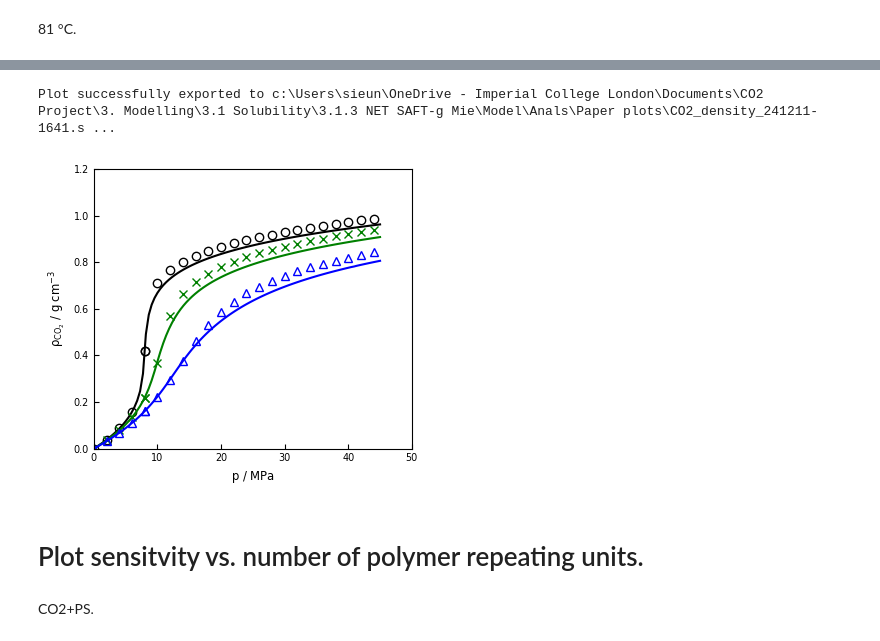
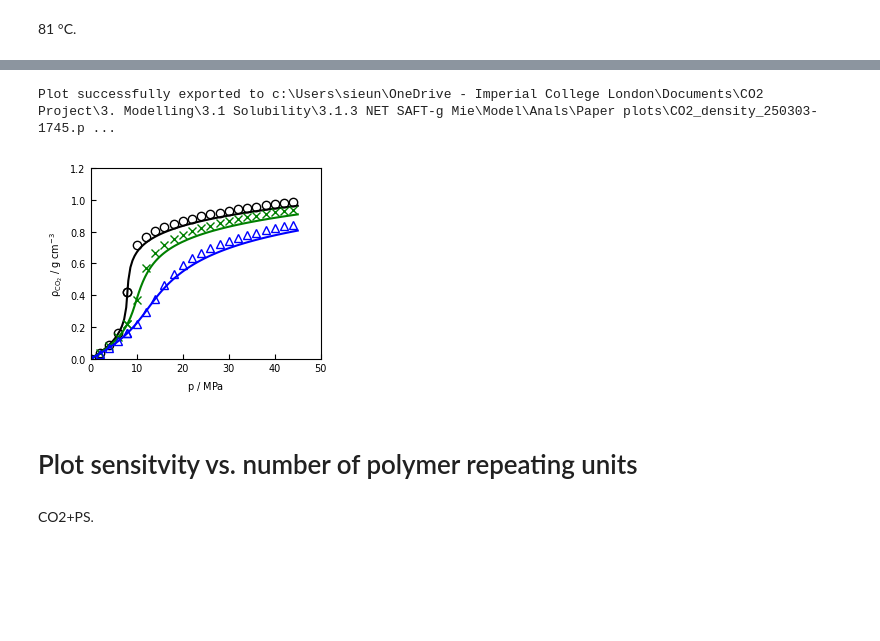
Before and after one commit to louis-sh-nguyen/NE_SAFT, a Jupyter notebook: paper_plots_main.ipynb, the cells around one changed output, grey strips where cells are left out. Saved outputs shown, nothing was run; the diff lists cells and outputs as text; code cells hidden in the pictures; blank space fills up the shorter version.

Commit message:
Update paper plot styles

```diff
--- a/paper_plots_main.ipynb
+++ b/paper_plots_main.ipynb
@@ -2569,7 +2634,10 @@ for i, T in enumerate(T_list):
     # Adjust padding
     # plt.subplots_adjust(left=0.2, right=0.95, top=0.95, bottom=0.2)
 
-    plt.savefig(f'Anals/Paper plots/CO2-PMMA_{T-273}C_fittedEoSParameters_kswFugacity_solubilty-density_EQvsNE_zoomed_{time_ID}.svg', dpi=1200, transparent=True)
+    # Add label
+    fig.text(0, 0.98, 'f)', ha='left', va='top', transform=fig.transFigure)
+
+    plt.savefig(f'Anals/Paper plots/CO2-PMMA_{T-273}C_fittedEoSParameters_k-density_EQvsNE_zoomed_{time_ID}.png', dpi=1200, transparent=True)
 
     # plt.show()
 # %% [output]
@@ -3089,7 +3190,7 @@ for i, T in enumerate(T_list):
         color=NE_SAFT.custom_colours[0],
         marker="None",
         linestyle="dashdot",
-        label=f"EQ model {T-273} °C",
+        label=f"EQ model",
     )
 
     # NE solubility
@@ -3099,7 +3200,7 @@ for i, T in enumerate(T_list):
         color=NE_SAFT.custom_colours[0],
         marker="None",
         linestyle="dotted",
-        label=f"NE model {T-273} °C",
+        label=f"NE model",
     )
 
     # Labelling
@@ -3112,7 +3213,12 @@ for i, T in enumerate(T_list):
                          y_lo=0.6, y_up=1.2
                          )
 
-    plt.savefig(f'Anals/Paper plots/CO2-PMMA_{T-273}C_defaultEoSParameters_kswFugacity_density_EQvsNE_{get_time_ID()}.svg', dpi=1200)
+    ax1.legend(loc='best').set_visible(True)
+
+    # Add label
+    fig.text(0., 0.98, 'b)', ha='left', va='top', transform=fig.transFigure)
+
+    plt.savefig(f'Anals/Paper plots/CO2-PMMA_{T-273}C_defaultEoSParameters_kswFugacity_density_EQvsNE_{get_time_ID()}.png', dpi=1200)
 
     # plt.show()
 # %% [output]
@@ -3136,7 +3242,7 @@ for i, T in enumerate(T_list):
         color=NE_SAFT.custom_colours[0],
         marker="None",
         linestyle="dashdot",
-        label=f"EQ model {T-273} °C",
+        label=f"EQ model",
     )
 
     # NE solubility
@@ -3146,7 +3252,7 @@ for i, T in enumerate(T_list):
         color=NE_SAFT.custom_colours[0],
         marker="None",
         linestyle="dotted",
-        label=f"NE model {T-273} °C",
+        label=f"NE model",
     )
 
     # Labelling
@@ -3159,7 +3265,12 @@ for i, T in enumerate(T_list):
                          y_lo=0.60, y_up=1.2
                          )
 
-    plt.savefig(f'Anals/Paper plots/CO2-PMMA_{T-273}C_defaultEoSParameters_kswFugacity_density_EQvsNE_{get_time_ID()}.svg', dpi=1200)
+    ax1.legend(loc='best').set_visible(True)
+
+    # Add label
+    fig.text(0., 0.98, 'd)', ha='left', va='top', transform=fig.transFigure)
+
+    plt.savefig(f'Anals/Paper plots/CO2-PMMA_{T-273}C_defaultEoSParameters_kswFugacity_density_EQvsNE_{get_time_ID()}.png', dpi=1200)
 
     # plt.show()
 # %% [output]
@@ -3183,7 +3294,7 @@ for i, T in enumerate(T_list):
         color=NE_SAFT.custom_colours[0],
         marker="None",
         linestyle="dashdot",
-        label=f"EQ model {T-273} °C",
+        label=f"EQ model",
     )
 
     # NE solubility
@@ -3193,7 +3304,7 @@ for i, T in enumerate(T_list):
         color=NE_SAFT.custom_colours[0],
         marker="None",
         linestyle="dotted",
-        label=f"NE model {T-273} °C",
+        label=f"NE model",
     )
 
     # Labelling
@@ -3203,10 +3314,15 @@ for i, T in enumerate(T_list):
 
     # Update ticks to cover all data points
     update_subplot_ticks(ax1, x_lo=0., x_up=40,
-                         y_lo=0.60, y_up=1.25
+                         y_lo=0.60, y_up=1.2
                          )
 
-    plt.savefig(f'Anals/Paper plots/CO2-PMMA_{T-273}C_defaultEoSParameters_kswFugacity_density_EQvsNE_{get_time_ID()}.svg', dpi=1200)
+    ax1.legend(loc='best').set_visible(True)
+
+    # Add label
+    fig.text(0., 0.98, 'f)', ha='left', va='top', transform=fig.transFigure)
+
+    plt.savefig(f'Anals/Paper plots/CO2-PMMA_{T-273}C_defaultEoSParameters_kswFugacity_density_EQvsNE_{get_time_ID()}.png', dpi=1200)
 
     # plt.show()
 # %% [output]
@@ -3290,43 +3406,43 @@ rhoCO2_SAFT [g/cm3] = [1.4952503247390913e-08, 0.00687949841914723, 0.0139331850
 # %%
 # Plot figure
-fig = plt.figure()
+fig = plt.figure(figsize=(3.0, 2.5))
 ax = fig.add_subplot(111)
 for i, T in enumerate(T_list):
     # Exp measurement, choosing every 2nd data point for better visibility
     ax.plot(df_CO2[T]['Pressure (MPa)'][::2], df_CO2[T]["Density (mol/m3)"][::2]*MW*1e-6,
             color=NE_SAFT.custom_colours[i],
             marker=NE_SAFT.custom_markers[i],
             linestyle="None",
             markerfacecolor="None",
             label=f'ref {T-273} °C: Span Wagner EoS')
 
     # SAFT predictions
     ax.plot(P_list[T]*1e-6, rhoCO2_SAFT[T],
             color=NE_SAFT.custom_colours[i],
             linestyle="solid",
             marker="None",
             label=f" SAFT-γ Mie EoS {T-273} °C")
 
 # Labelling
 ax.set_xlabel(r"p $/$ MPa")
 ax.set_ylabel(r"$\rho_{CO_{2}}$ $/$ $g \; cm^{-3}$")
 # ax.set_title("Comparison of CO2 density")
 # ax.legend(loc='lower right').set_visible(True)
 
 update_subplot_ticks(ax, x_lo=0., y_lo=0., x_up=50, y_up=1.2)
 
 # Save figure
-save_fig_path = os.path.abspath(f'Anals/Paper plots/CO2_density_{get_time_ID()}.svg')
+save_fig_path = os.path.abspath(f'Anals/Paper plots/CO2_density_{get_time_ID()}.png')
 plt.savefig(save_fig_path, dpi=1200)
 print(f"Plot successfully exported to {save_fig_path}.")
 
 # Display plot
 plt.show()
 # %% [output]
-Plot successfully exported to c:\Users\sieun\OneDrive - Imperial College London\Documents\CO2 Project\3. Modelling\3.1 Solubility\3.1.3 NET SAFT-g Mie\Model\Anals\Paper plots\CO2_density_241211-1641.s ...
+Plot successfully exported to c:\Users\sieun\OneDrive - Imperial College London\Documents\CO2 Project\3. Modelling\3.1 Solubility\3.1.3 NET SAFT-g Mie\Model\Anals\Paper plots\CO2_density_250303-1745.p ...
-[figure, old version]
+[figure, new version]
 # %% [markdown]
-# Plot sensitvity vs. number of polymer repeating units.
+# Plot sensitvity vs. number of polymer repeating units
 # %% [markdown]
 CO2+PS.
 # %%
```
Also changed, not shown: parts of 61 cells of this notebook, 5 other files.
